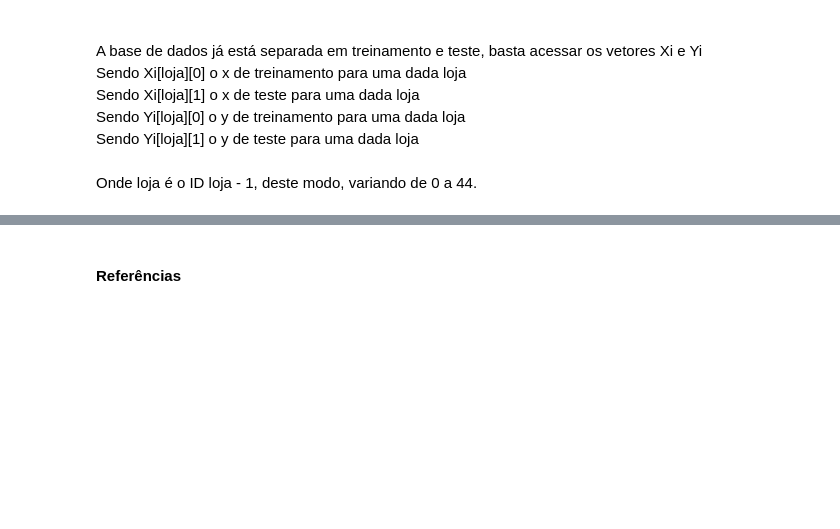
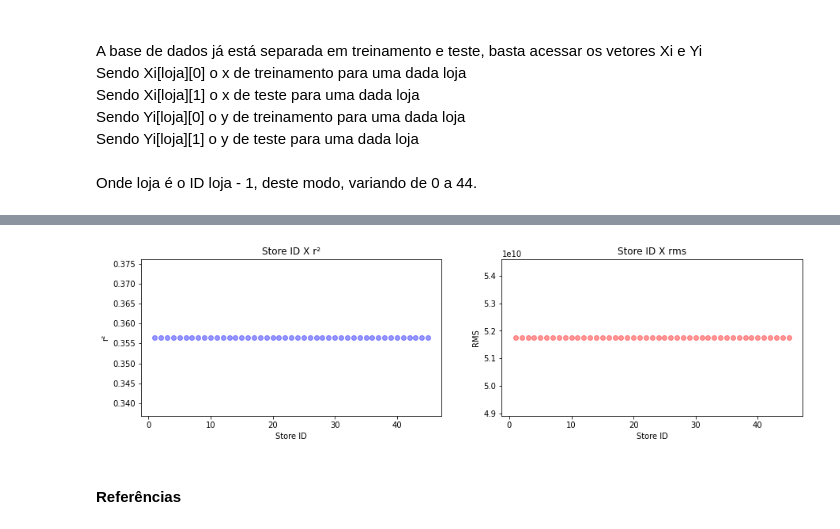
Before and after one commit to Arthur-Barreto/Formnula1_predicting_lap_time, a Jupyter notebook: Walmart.ipynb, the cells around one changed output, grey strips where cells are left out. Saved outputs shown, nothing was run; the diff lists cells and outputs as text; code cells hidden in the pictures; blank space fills up the shorter version.

```diff
--- a/Walmart.ipynb
+++ b/Walmart.ipynb
@@ -590,3 +623,20 @@ plt.show()
+# %%
+plt.figure(figsize=(15,8))
+
+plt.subplot(221)
+plt.scatter(st, R_Squared2,c='blue', alpha=0.4)
+plt.title('Store ID X r²')
+plt.xlabel('Store ID')
+plt.ylabel('r²')
+
+plt.subplot(222)
+plt.scatter(st, Mean_Squared2,c='red', alpha=0.4)
+plt.title('Store ID X rms')
+plt.xlabel('Store ID')
+plt.ylabel('RMS')
+plt.show()
+# %% [output]
+[figure, added]
 # %% [markdown]
 #### Referências
 # %% [markdown]
```
Also changed, not shown: parts of 4 cells of this notebook.
